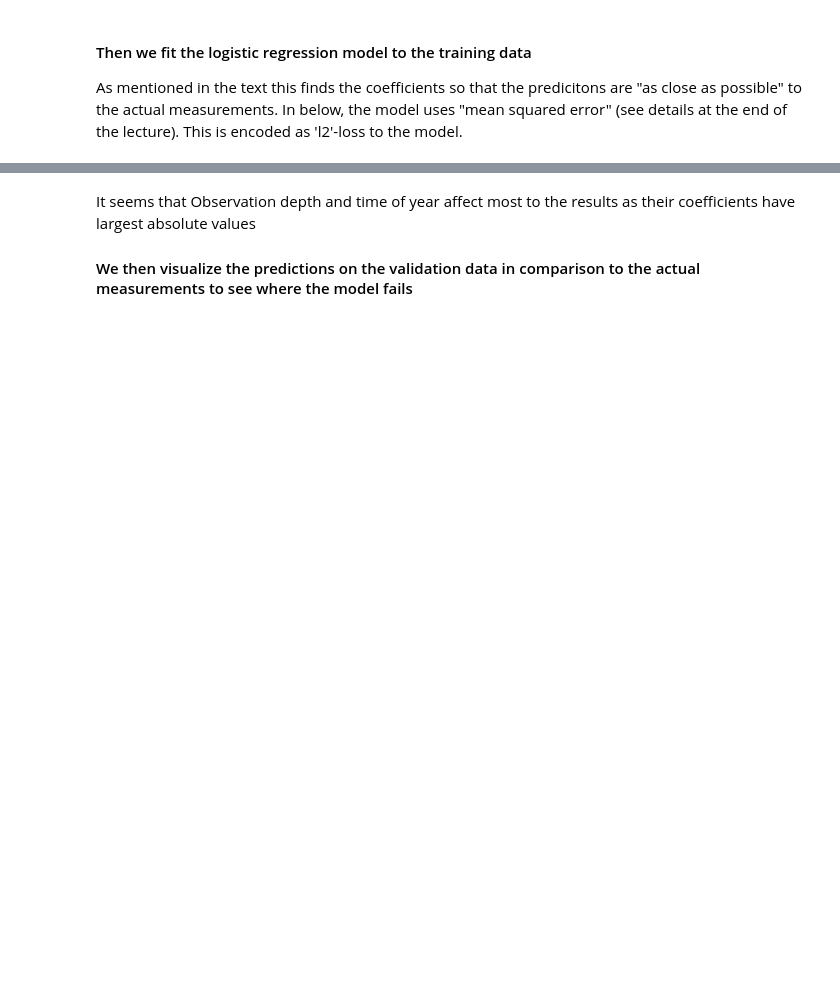
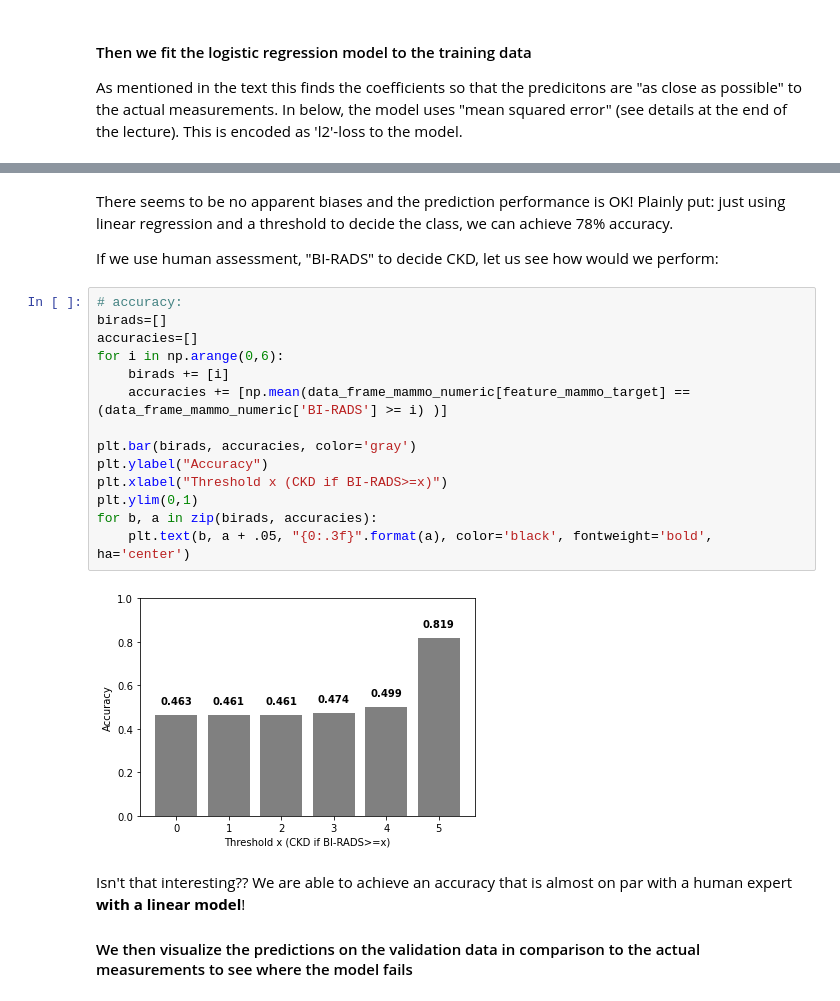
Before and after one commit to esiivola/syke-machine-learning-course, a Jupyter notebook: Lesson-3.ipynb, the cells around one changed output, grey strips where cells are left out. Drawn from its saved outputs; the diff is of its cells as text; blank space fills up the shorter version.

```diff
--- a/Lesson-3.ipynb
+++ b/Lesson-3.ipynb
@@ -227,4 +232,24 @@ plotting_utils.plot_residuals_classification(data_[features_mammo_classification
+# %% [markdown]
+There seems to be no apparent biases and the prediction performance is OK! Plainly put: just using linear regression and a threshold to decide the class, we can achieve 78% accuracy.
+
+If we use human assessment, "BI-RADS" to decide CKD, let us see how would we perform:
+# %%
+# accuracy:
+birads=[]
+accuracies=[]
+for i in np.arange(0,6):
+    birads += [i]
+    accuracies += [np.mean(data_frame_mammo_numeric[feature_mammo_target] == (data_frame_mammo_numeric['BI-RADS'] >= i) )]
+
+plt.bar(birads, accuracies, color='gray')
+plt.ylabel("Accuracy")
+plt.xlabel("Threshold x (CKD if BI-RADS>=x)")
+plt.ylim(0,1)
+for b, a in zip(birads, accuracies):
+    plt.text(b, a + .05, "{0:.3f}".format(a), color='black', fontweight='bold', ha='center')
+# %% [output]
+[figure, added]
 # %% [markdown]
-It seems that Observation depth and time of year affect most to the results as their coefficients have largest absolute values
+Isn't that interesting?? We are able to achieve an accuracy that is almost on par with a human expert **with a linear model**!
 
 #### We then visualize the predictions on the validation data in comparison to the actual measurements to see where the model fails
```
Also changed, not shown: parts of 39 cells of this notebook, 2 other files.
